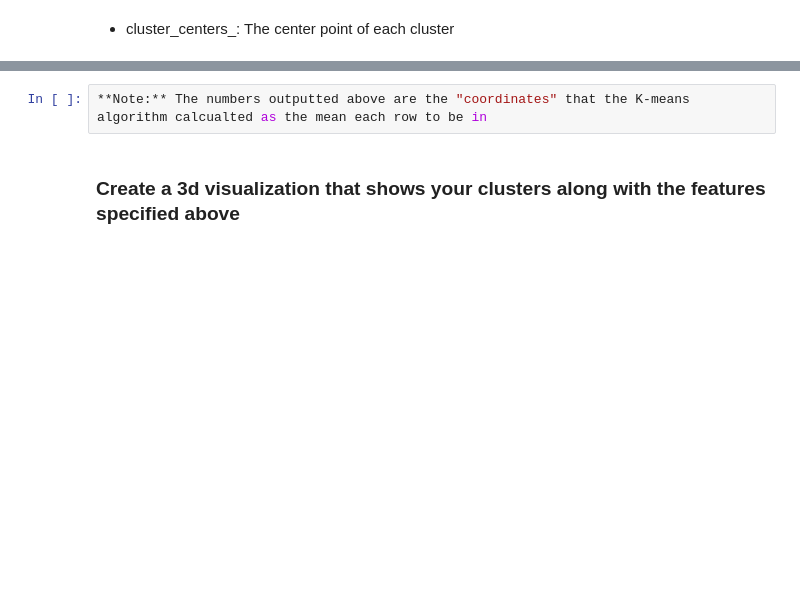
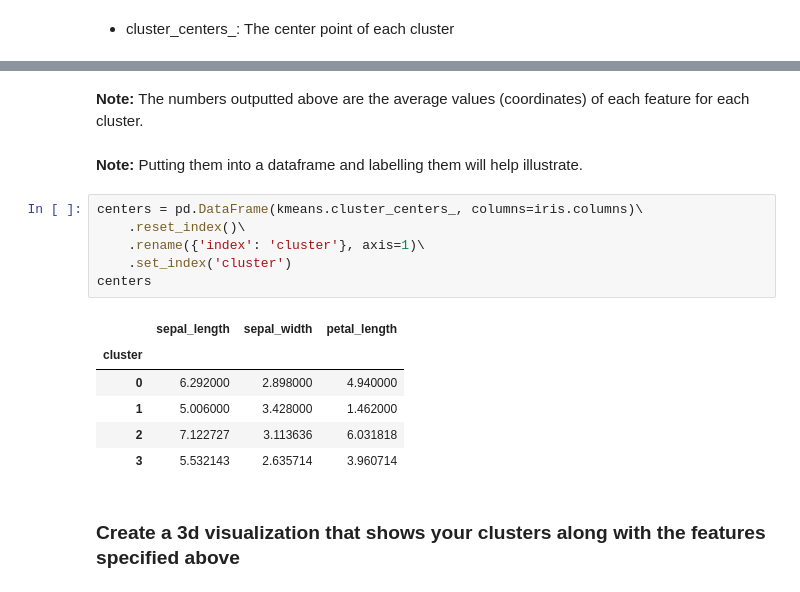
Before and after one commit to Tim-Sotirhos/ds-methodologies-exercises, a Jupyter notebook: clustering/modeling.ipynb, the cells around one changed output, grey strips where cells are left out. Drawn from its saved outputs; the diff is of its cells as text; blank space fills up the shorter version.

```diff
--- a/clustering/modeling.ipynb
+++ b/clustering/modeling.ipynb
@@ -55,4 +56,19 @@ array([[5.53214286, 2.63571429, 3.96071429],
-# %%
-**Note:** The numbers outputted above are the "coordinates" that the K-means algorithm calcualted as the mean each row to be in
+# %% [markdown]
+**Note:** The numbers outputted above are the average values (coordinates) of each feature for each cluster.
+# %% [markdown]
+**Note:** Putting them into a dataframe and labelling them will help illustrate.
+# %%
+centers = pd.DataFrame(kmeans.cluster_centers_, columns=iris.columns)\
+    .reset_index()\
+    .rename({'index': 'cluster'}, axis=1)\
+    .set_index('cluster')
+centers
+# %% [output]
+|  | sepal_length | sepal_width | petal_length |
+| cluster |  |  |  |
+| 0 | 6.292000 | 2.898000 | 4.940000 |
+| 1 | 5.006000 | 3.428000 | 1.462000 |
+| 2 | 7.122727 | 3.113636 | 6.031818 |
+| 3 | 5.532143 | 2.635714 | 3.960714 |
 # %% [markdown]
 ### Create a 3d visualization that shows your clusters along with the features specified above
```
Also changed, not shown: parts of 8 cells of this notebook.
